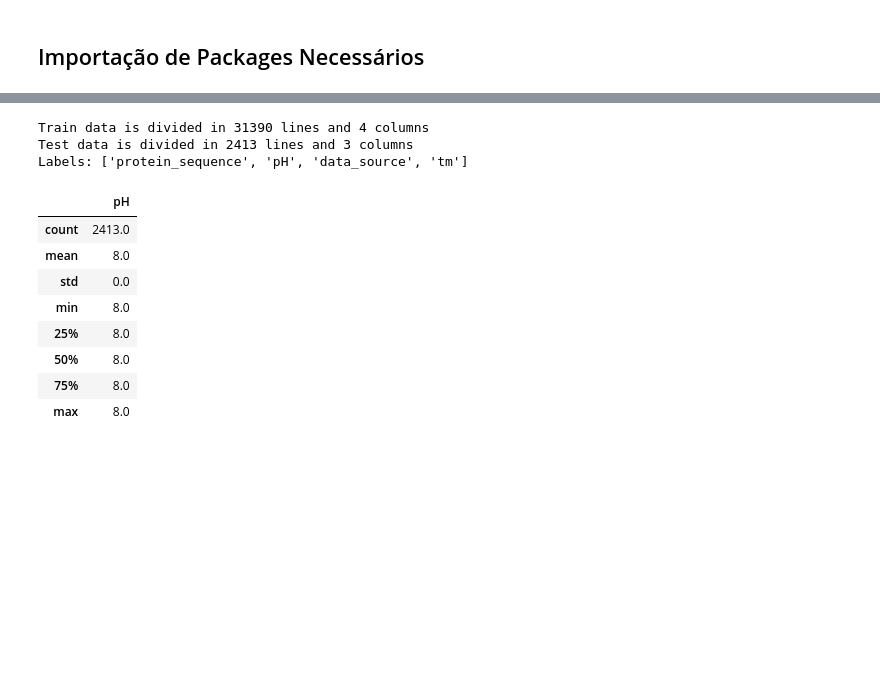
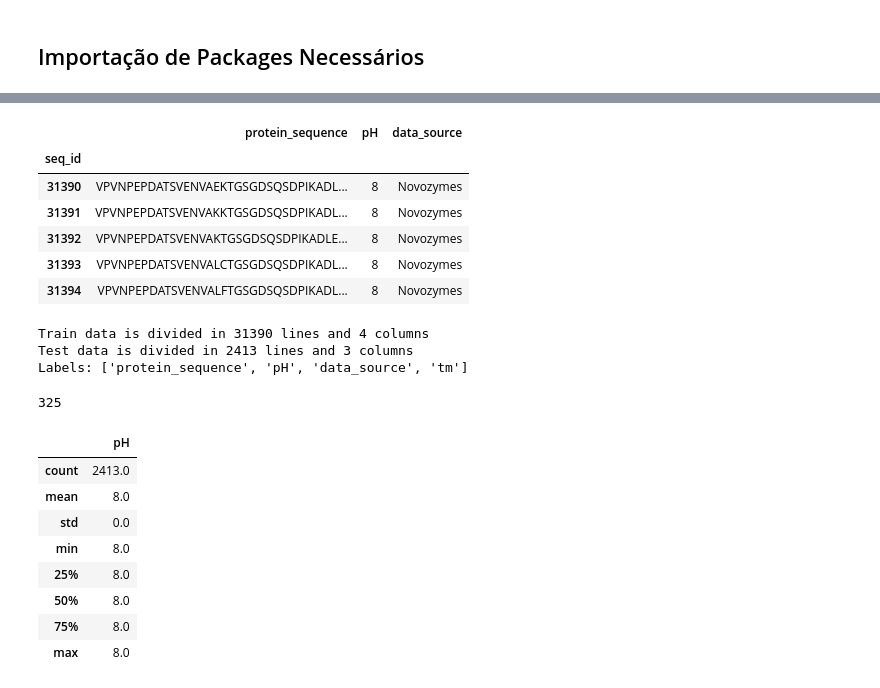
Before and after one commit to alexesperanca/SIB_G4, a Jupyter notebook: Monica_notebook.ipynb, the cells around one changed output, grey strips where cells are left out. Drawn from its saved outputs; the diff is of its cells as text; code cells hidden in the pictures; blank space fills up the shorter version.

```diff
--- a/Monica_notebook.ipynb
+++ b/Monica_notebook.ipynb
@@ -20 +75,11 @@ literatura existente;
+# %%
+test.head()
+# %% [output]
+|  | protein_sequence | pH | data_source |
+| seq_id |  |  |  |
+| 31390 | VPVNPEPDATSVENVAEKTGSGDSQSDPIKADL... | 8 | Novozymes |
+| 31391 | VPVNPEPDATSVENVAKKTGSGDSQSDPIKADL... | 8 | Novozymes |
+| 31392 | VPVNPEPDATSVENVAKTGSGDSQSDPIKADLE... | 8 | Novozymes |
+| 31393 | VPVNPEPDATSVENVALCTGSGDSQSDPIKADL... | 8 | Novozymes |
+| 31394 | VPVNPEPDATSVENVALFTGSGDSQSDPIKADL... | 8 | Novozymes |
 # %%
@@ -32,6 +90,10 @@ print(f"Labels: {[labels for labels in train.columns]}")
 Train data is divided in 31390 lines and 4 columns
 Test data is divided in 2413 lines and 3 columns
 Labels: ['protein_sequence', 'pH', 'data_source', 'tm']
+# %%
+len(pd.unique(train["data_source"]))
+# %% [output]
+325
 # %%
 test.describe()
 # %% [output]
```
Also changed, not shown: parts of 19 cells of this notebook, 2 other files.
